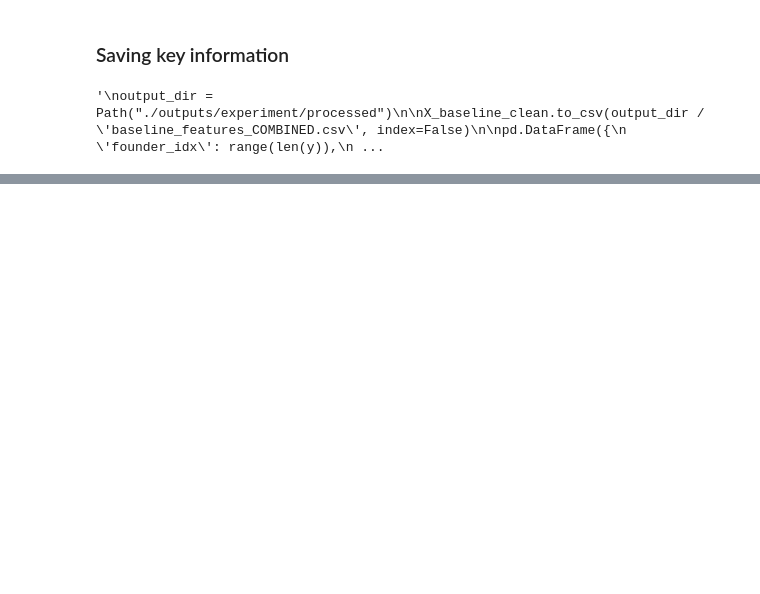
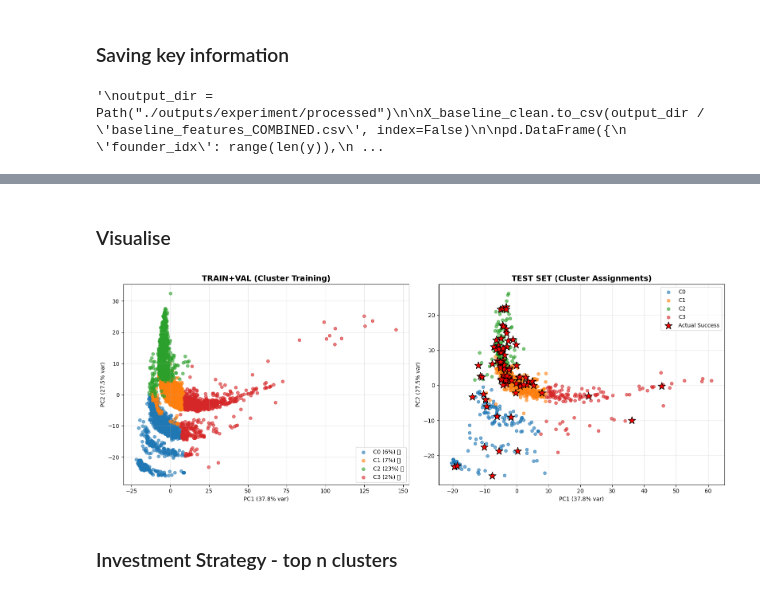
Before and after one commit to Vela-Research/Graph-Policy-Induction, a Jupyter notebook: walkthrough.ipynb, the cells around one changed output, grey strips where cells are left out. Drawn from its saved outputs; the diff is of its cells as text; code cells hidden in the pictures; blank space fills up the shorter version.

```diff
--- a/walkthrough.ipynb
+++ b/walkthrough.ipynb
@@ -684,0 +1984,59 @@ In this section we are building the heterogenous graph structure.
+# %% [markdown]
+### Visualise
+# %%
+# two dimensions
+pca = PCA(n_components=2)
+combined_all = np.concatenate([combined_train, combined_test], axis=0)
+combined_pca = pca.fit_transform(combined_all)
+
+n_train = len(combined_train)
+train_pca = combined_pca[:n_train]
+test_pca = combined_pca[n_train:]
+
+fig, axes = plt.subplots(1, 2, figsize=(16, 6))
+
+# train clusters
+ax = axes[0]
+for c in range(optimal_k):
+    mask = (clusters_train == c)
+    success_rate = y_train[mask].mean()
+    cluster_rank = next(i for i, (cluster_id, _) in enumerate(cluster_success_rates) if cluster_id == c)
+
+    if cluster_rank == 0:
+        emoji = "🟢"
+    elif cluster_rank < optimal_k // 2:
+        emoji = "🟡"
+    else:
+        emoji = "🔴"
+
+    label = f"C{c} ({success_rate:.0%}) {emoji}"
+    ax.scatter(train_pca[mask, 0], train_pca[mask, 1], label=label, alpha=0.6, s=30)
+
+ax.set_xlabel(f'PC1 ({pca.explained_variance_ratio_[0]:.1%} var)')
+ax.set_ylabel(f'PC2 ({pca.explained_variance_ratio_[1]:.1%} var)')
+ax.set_title('TRAIN+VAL (Cluster Training)', fontsize=14, fontweight='bold')
+ax.legend()
+ax.grid(True, alpha=0.3)
+
+# test assignments and highlight
+ax = axes[1]
+for c in range(optimal_k):
+    mask = (clusters_test == c)
+    ax.scatter(test_pca[mask, 0], test_pca[mask, 1], label=f"C{c}", alpha=0.6, s=30)
+successful_mask = (y_test == 1)
+ax.scatter(test_pca[successful_mask, 0], test_pca[successful_mask, 1],
+           marker='*', s=200, c='red', edgecolors='black', linewidths=1,
+           label='Actual Success', zorder=10)
+
+ax.set_xlabel(f'PC1 ({pca.explained_variance_ratio_[0]:.1%} var)')
+ax.set_ylabel(f'PC2 ({pca.explained_variance_ratio_[1]:.1%} var)')
+ax.set_title('TEST SET (Cluster Assignments)', fontsize=14, fontweight='bold')
+ax.legend()
+ax.grid(True, alpha=0.3)
+
+plt.tight_layout()
+plt.show()
+# %% [output]
+[figure, added]
+# %% [markdown]
+### Investment Strategy - top n clusters
```
Also changed, not shown: parts of 52 cells of this notebook.
